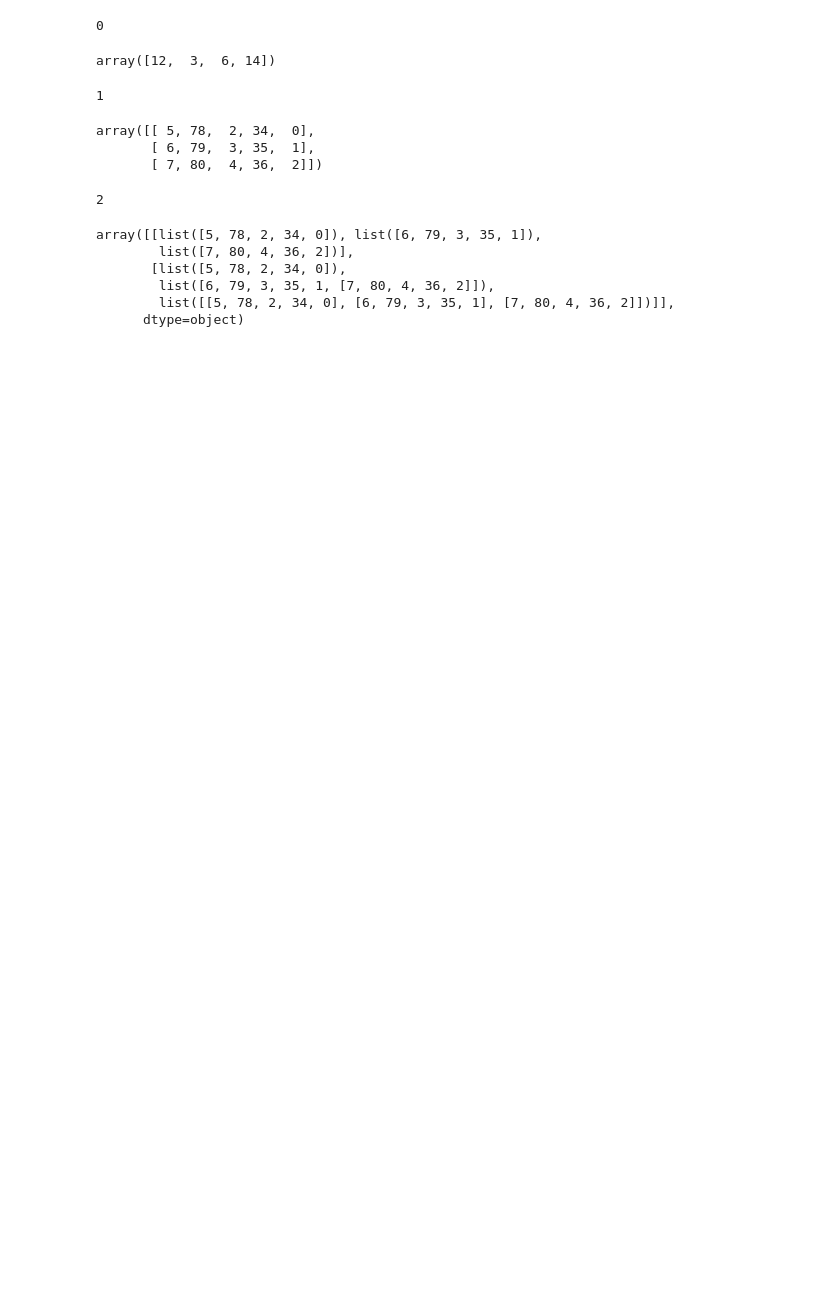
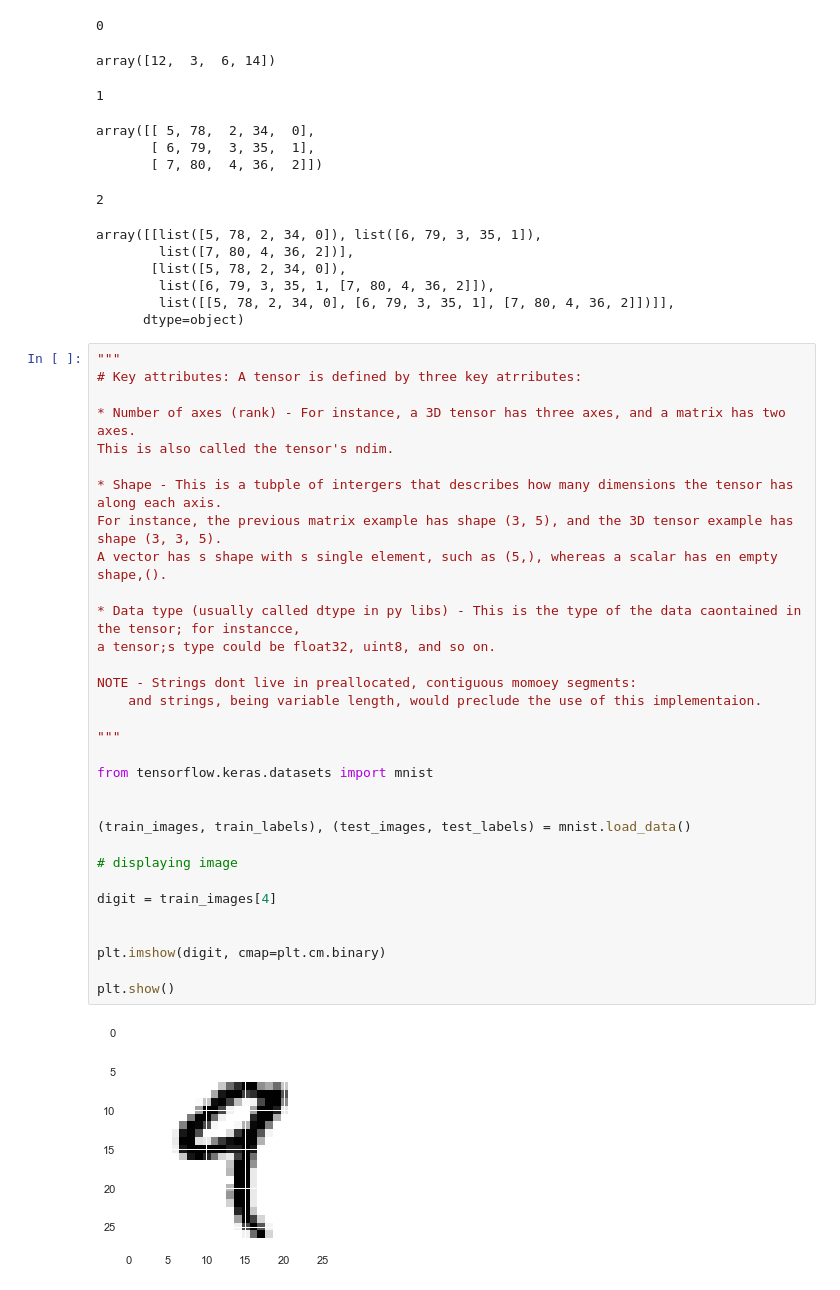
Before and after one commit to MuayThaiLegz/machineleanrning-, a Jupyter notebook: first_neural_net.ipynb, the cells around one changed output. Saved outputs shown, nothing was run; the diff lists cells and outputs as text; blank space fills up the shorter version.

Commit message:
working along examples
going over madifications of tensorss and other ddata structs

```diff
--- a/first_neural_net.ipynb
+++ b/first_neural_net.ipynb
@@ -243,3 +243,37 @@ array([[list([5, 78, 2, 34, 0]), list([6, 79, 3, 35, 1]),
         list([6, 79, 3, 35, 1, [7, 80, 4, 36, 2]]),
         list([[5, 78, 2, 34, 0], [6, 79, 3, 35, 1], [7, 80, 4, 36, 2]])]],
       dtype=object)
+# %%
+"""
+# Key attributes: A tensor is defined by three key atrributes:
+
+* Number of axes (rank) - For instance, a 3D tensor has three axes, and a matrix has two axes.
+This is also called the tensor's ndim.
+
+* Shape - This is a tubple of intergers that describes how many dimensions the tensor has along each axis.
+For instance, the previous matrix example has shape (3, 5), and the 3D tensor example has shape (3, 3, 5).
+A vector has s shape with s single element, such as (5,), whereas a scalar has en empty shape,().
+
+* Data type (usually called dtype in py libs) - This is the type of the data caontained in the tensor; for instancce,
+a tensor;s type could be float32, uint8, and so on.
+
+NOTE - Strings dont live in preallocated, contiguous momoey segments:
+    and strings, being variable length, would preclude the use of this implementaion.
+
+"""
+
+from tensorflow.keras.datasets import mnist
+
+
+(train_images, train_labels), (test_images, test_labels) = mnist.load_data()
+
+# displaying image
+
+digit = train_images[4]
+
+
+plt.imshow(digit, cmap=plt.cm.binary)
+
+plt.show()
+# %% [output]
+[figure, added]
```
Also changed, not shown: parts of 12 cells of this notebook.
